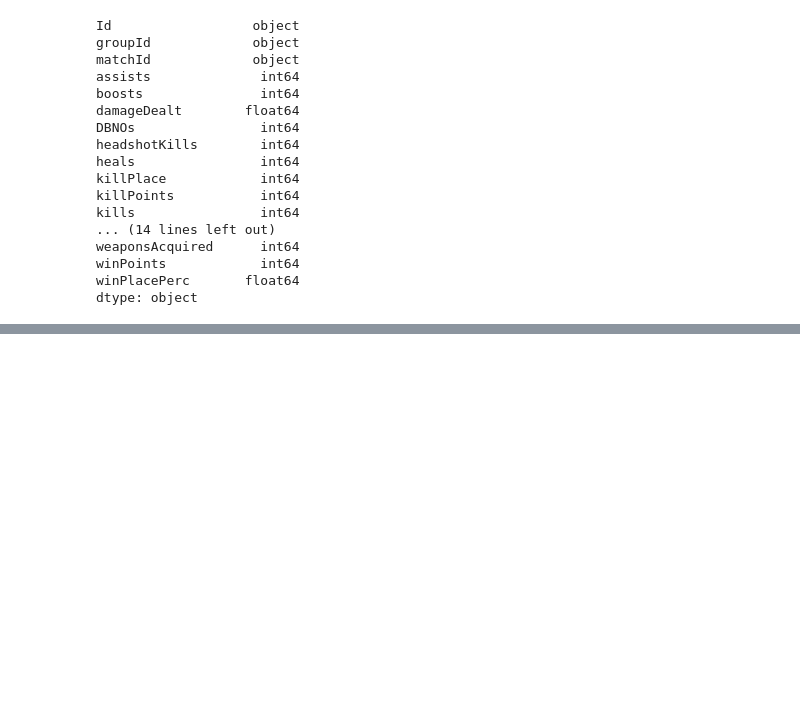
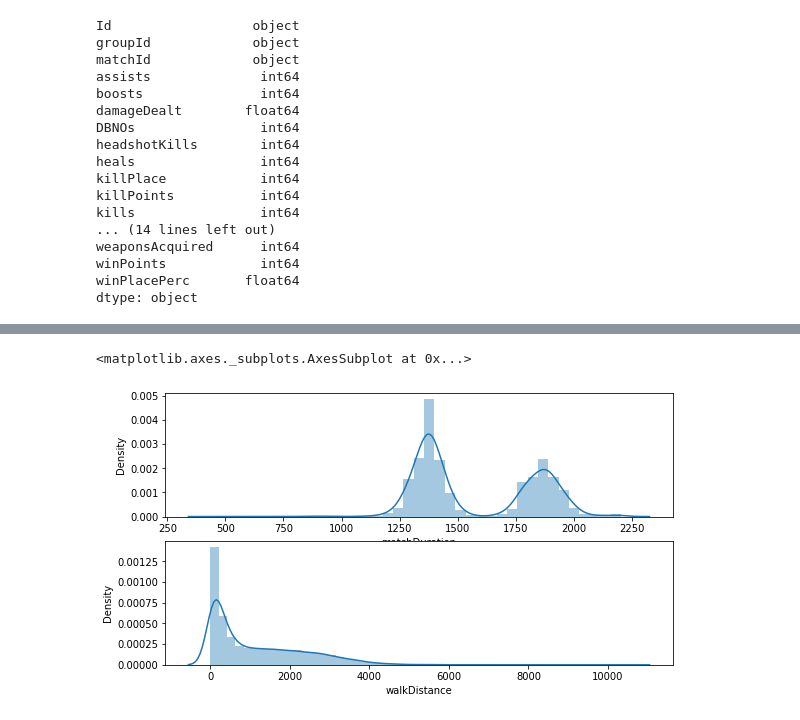
Before and after one commit to harishvenkatram/data-science-101-b1-Nov20, a Jupyter notebook: Project 1.ipynb, the cells around one changed output, grey strips where cells are left out. Drawn from its saved outputs; the diff is of its cells as text; code cells hidden in the pictures; blank space fills up the shorter version.

```diff
--- a/Project 1.ipynb
+++ b/Project 1.ipynb
@@ -37,0 +84,11 @@ dtype: object
+# %%
+#Q10-Plot distribution of the match's duration vs walk distance one below the other.
+import matplotlib.pyplot as plt
+plt.figure(figsize=(20,5))
+plt.subplot(2,2,1)
+sns.distplot(df['matchDuration'])
+plt.subplot(2,2,3)
+sns.distplot(df['walkDistance'])
+# %% [output]
+<matplotlib.axes._subplots.AxesSubplot at 0x...>
+[figure, added]
```
Also changed, not shown: parts of 17 cells of this notebook.
